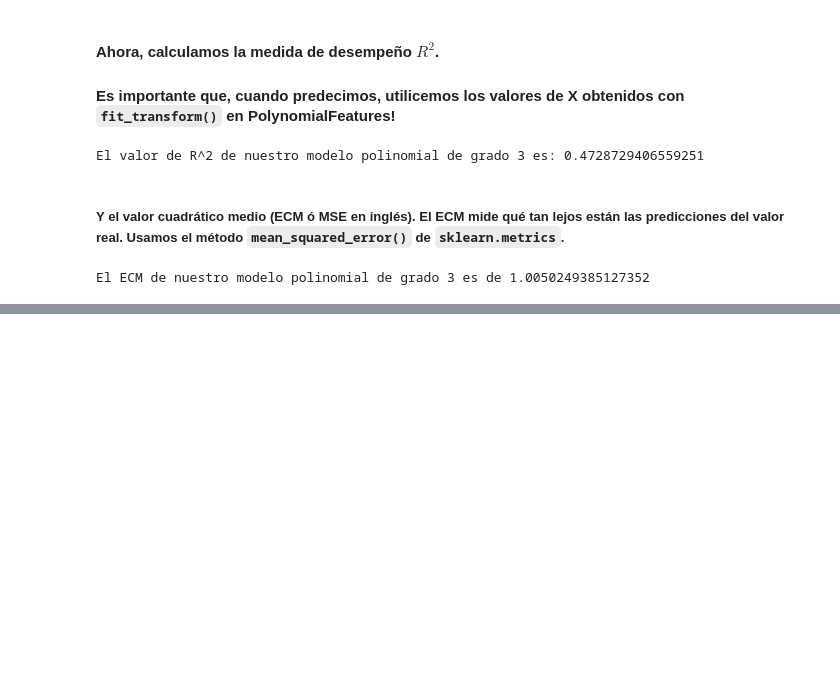
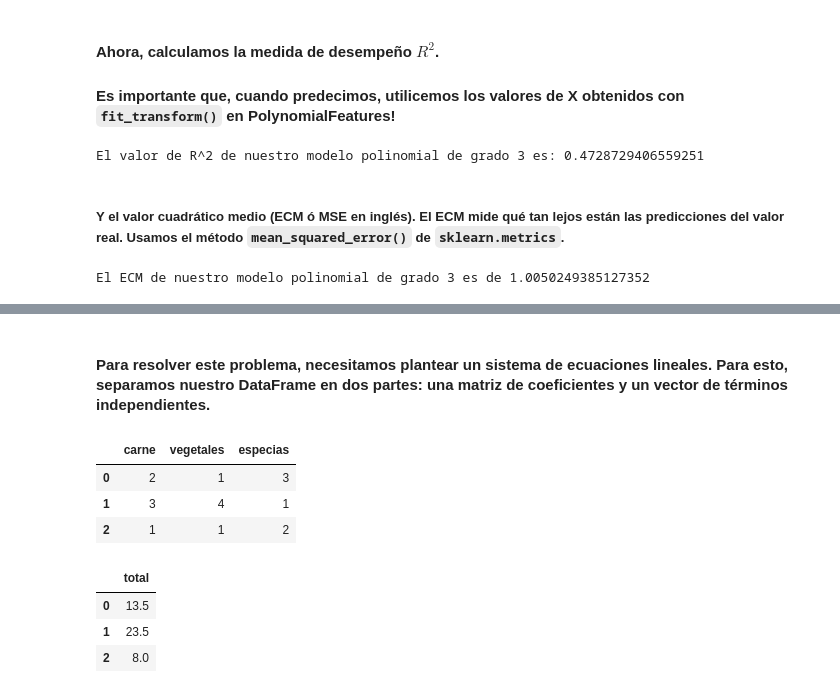
Before and after one commit to santiago-paz/ejercicios-laboratorio-datos-uba, a Jupyter notebook: Práctica-Parcial/apuntes-parcial.ipynb, the cells around one changed output, grey strips where cells are left out. Drawn from its saved outputs; the diff is of its cells as text; code cells hidden in the pictures; blank space fills up the shorter version.

```diff
--- a/Práctica-Parcial/apuntes-parcial.ipynb
+++ b/Práctica-Parcial/apuntes-parcial.ipynb
@@ -349,0 +383,17 @@ El ECM de nuestro modelo polinomial de grado 3 es de 1.0050249385127352
+# %% [markdown]
+#### Para resolver este problema, necesitamos plantear un sistema de ecuaciones lineales. Para esto, separamos nuestro DataFrame en dos partes: una matriz de coeficientes y un vector de términos independientes.
+# %%
+X = df_ingredientes[["carne", "vegetales", "especias"]]
+y = df_ingredientes[["total"]]
+
+display(X)
+display(y)
+# %% [output]
+|  | carne | vegetales | especias |
+| 0 | 2 | 1 | 3 |
+| 1 | 3 | 4 | 1 |
+| 2 | 1 | 1 | 2 |
+|  | total |
+| 0 | 13.5 |
+| 1 | 23.5 |
+| 2 | 8.0 |
```
Also changed, not shown: parts of 6 cells of this notebook.
